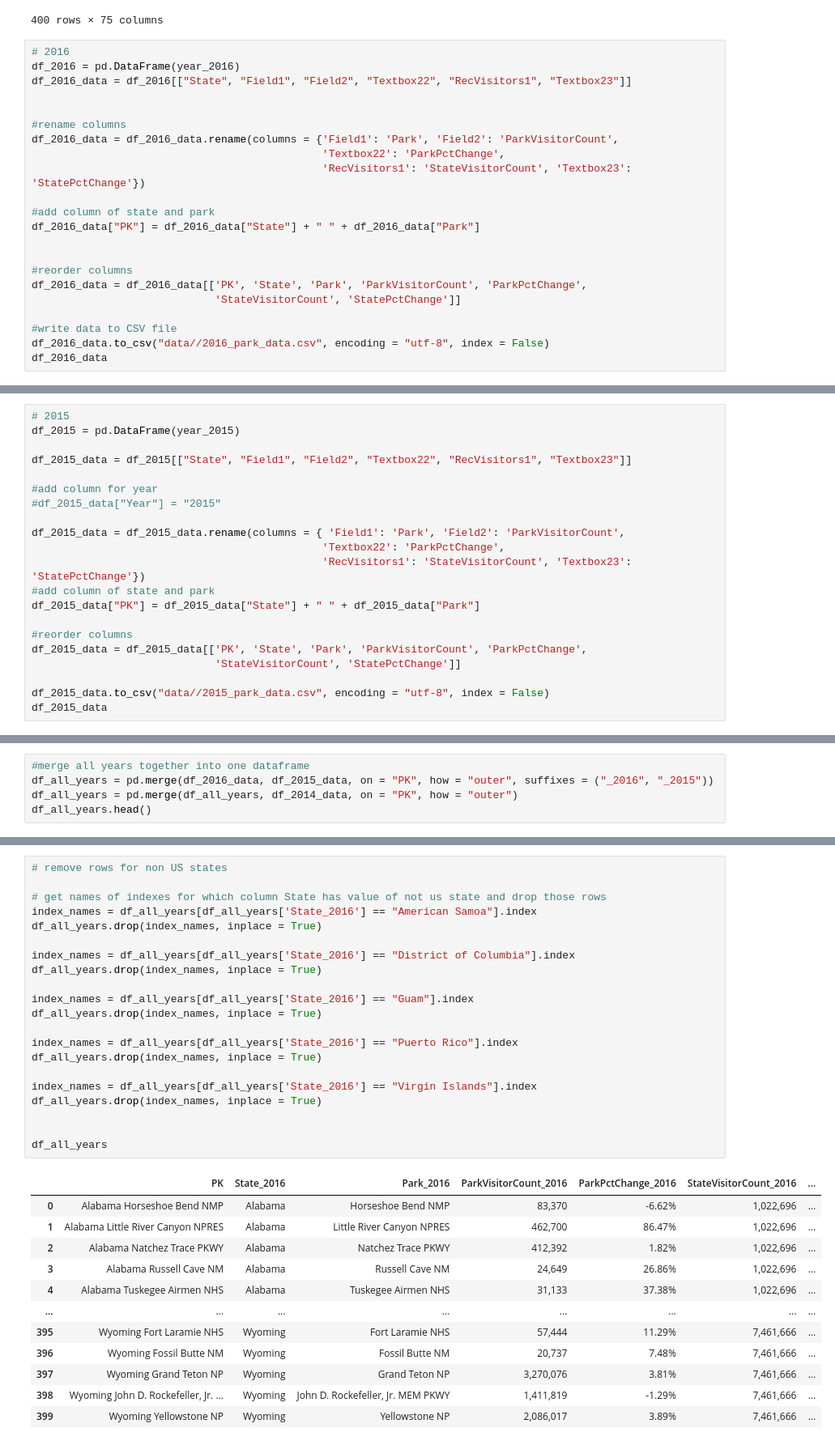
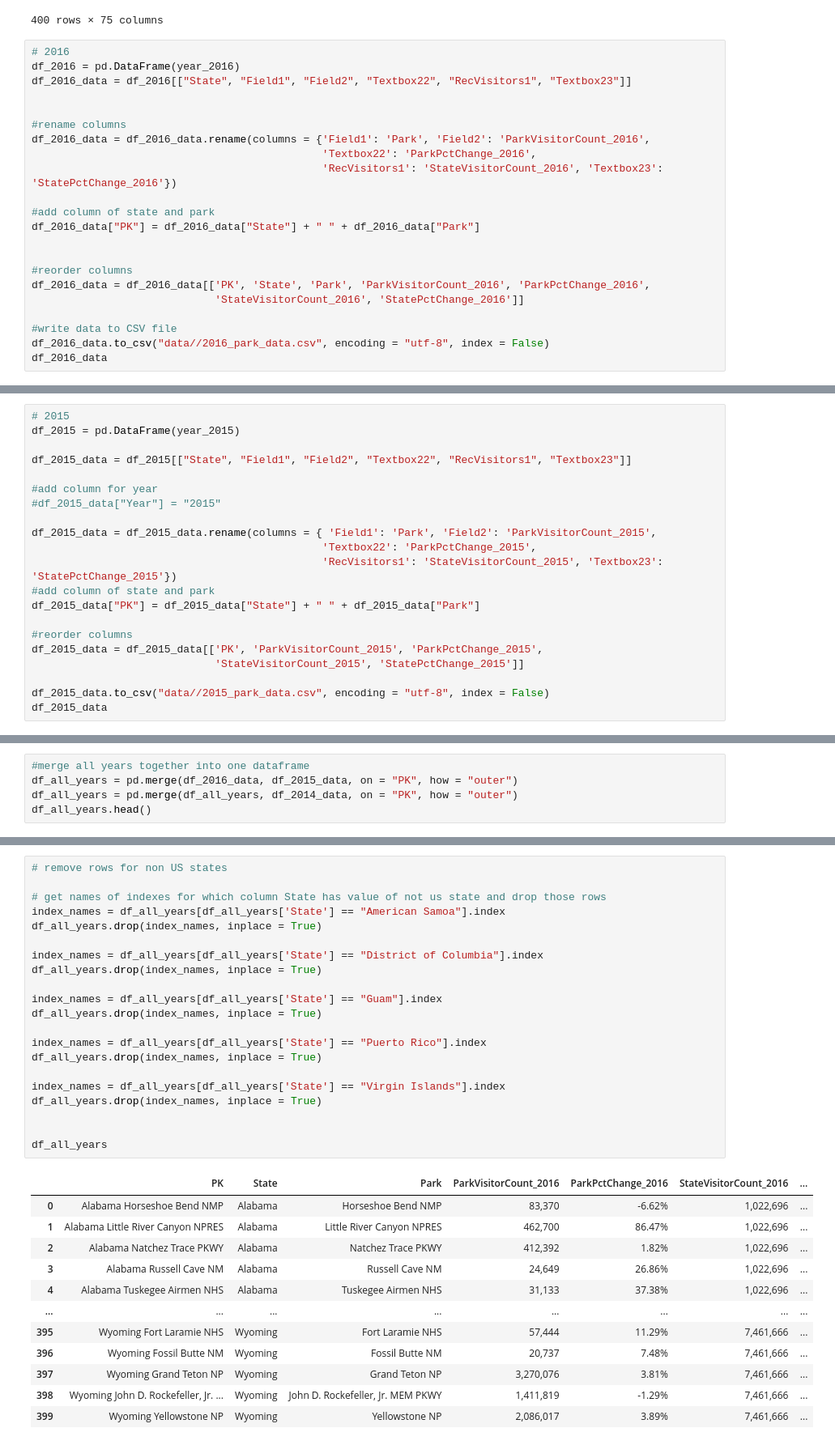
Before and after one commit to njmorr/Exploring-National-Parks, a Jupyter notebook: NationalParkData.ipynb, the cells around one changed output, grey strips where cells are left out. Shown at 81% size. Drawn from its saved outputs; the diff is of its cells as text.

```diff
--- a/NationalParkData.ipynb
+++ b/NationalParkData.ipynb
@@ -87,17 +87,17 @@ df_2016_data = df_2016[["State", "Field1", "Field2", "Textbox22", "RecVisitors1"
 
 
 #rename columns
-df_2016_data = df_2016_data.rename(columns = {'Field1': 'Park', 'Field2': 'ParkVisitorCount',
-                                              'Textbox22': 'ParkPctChange',
-                                              'RecVisitors1': 'StateVisitorCount', 'Textbox23': 'StatePctChange'})
+df_2016_data = df_2016_data.rename(columns = {'Field1': 'Park', 'Field2': 'ParkVisitorCount_2016',
+                                              'Textbox22': 'ParkPctChange_2016',
+                                              'RecVisitors1': 'StateVisitorCount_2016', 'Textbox23': 'StatePctChange_2016'})
 
 #add column of state and park
 df_2016_data["PK"] = df_2016_data["State"] + " " + df_2016_data["Park"]
 
 
 #reorder columns
-df_2016_data = df_2016_data[['PK', 'State', 'Park', 'ParkVisitorCount', 'ParkPctChange',
-                             'StateVisitorCount', 'StatePctChange']]
+df_2016_data = df_2016_data[['PK', 'State', 'Park', 'ParkVisitorCount_2016', 'ParkPctChange_2016',
+                             'StateVisitorCount_2016', 'StatePctChange_2016']]
 
 #write data to CSV file
 df_2016_data.to_csv("data//2016_park_data.csv", encoding = "utf-8", index = False)
@@ -129,15 +129,15 @@ df_2015_data = df_2015[["State", "Field1", "Field2", "Textbox22", "RecVisitors1"
 #add column for year
 #df_2015_data["Year"] = "2015"
 
-df_2015_data = df_2015_data.rename(columns = { 'Field1': 'Park', 'Field2': 'ParkVisitorCount',
-                                              'Textbox22': 'ParkPctChange',
-                                              'RecVisitors1': 'StateVisitorCount', 'Textbox23': 'StatePctChange'})
+df_2015_data = df_2015_data.rename(columns = { 'Field1': 'Park', 'Field2': 'ParkVisitorCount_2015',
+                                              'Textbox22': 'ParkPctChange_2015',
+                                              'RecVisitors1': 'StateVisitorCount_2015', 'Textbox23': 'StatePctChange_2015'})
 #add column of state and park
 df_2015_data["PK"] = df_2015_data["State"] + " " + df_2015_data["Park"]
 
 #reorder columns
-df_2015_data = df_2015_data[['PK', 'State', 'Park', 'ParkVisitorCount', 'ParkPctChange',
-                             'StateVisitorCount', 'StatePctChange']]
+df_2015_data = df_2015_data[['PK', 'ParkVisitorCount_2015', 'ParkPctChange_2015',
+                             'StateVisitorCount_2015', 'StatePctChange_2015']]
 
 df_2015_data.to_csv("data//2015_park_data.csv", encoding = "utf-8", index = False)
 df_2015_data
@@ -262,7 +262,7 @@ df_2014_data.head()
 #df_all_years
 # %%
 #merge all years together into one dataframe
-df_all_years = pd.merge(df_2016_data, df_2015_data, on = "PK", how = "outer", suffixes = ("_2016", "_2015"))
+df_all_years = pd.merge(df_2016_data, df_2015_data, on = "PK", how = "outer")
 df_all_years = pd.merge(df_all_years, df_2014_data, on = "PK", how = "outer")
 df_all_years.head()
 # %% [output]
@@ -275,26 +275,26 @@ df_all_years.head()
 # %%
 # remove rows for non US states
 
 # get names of indexes for which column State has value of not us state and drop those rows
-index_names = df_all_years[df_all_years['State_2016'] == "American Samoa"].index
+index_names = df_all_years[df_all_years['State'] == "American Samoa"].index
 df_all_years.drop(index_names, inplace = True)
 
-index_names = df_all_years[df_all_years['State_2016'] == "District of Columbia"].index
+index_names = df_all_years[df_all_years['State'] == "District of Columbia"].index
 df_all_years.drop(index_names, inplace = True)
 
-index_names = df_all_years[df_all_years['State_2016'] == "Guam"].index
+index_names = df_all_years[df_all_years['State'] == "Guam"].index
 df_all_years.drop(index_names, inplace = True)
 
-index_names = df_all_years[df_all_years['State_2016'] == "Puerto Rico"].index
+index_names = df_all_years[df_all_years['State'] == "Puerto Rico"].index
 df_all_years.drop(index_names, inplace = True)
 
-index_names = df_all_years[df_all_years['State_2016'] == "Virgin Islands"].index
+index_names = df_all_years[df_all_years['State'] == "Virgin Islands"].index
 df_all_years.drop(index_names, inplace = True)
 
 
 df_all_years
 # %% [output]
-|  | PK | State_2016 | Park_2016 | ParkVisitorCount_2016 | ParkPctChange_2016 | StateVisitorCount_2016 | ... |
+|  | PK | State | Park | ParkVisitorCount_2016 | ParkPctChange_2016 | StateVisitorCount_2016 | ... |
 | 0 | Alabama Horseshoe Bend NMP | Alabama | Horseshoe Bend NMP | 83,370 | -6.62% | 1,022,696 | ... |
 | 1 | Alabama Little River Canyon NPRES | Alabama | Little River Canyon NPRES | 462,700 | 86.47% | 1,022,696 | ... |
 | 2 | Alabama Natchez Trace PKWY | Alabama | Natchez Trace PKWY | 412,392 | 1.82% | 1,022,696 | ... |
```
Also changed, not shown: parts of 4 cells of this notebook, 3 other files.
